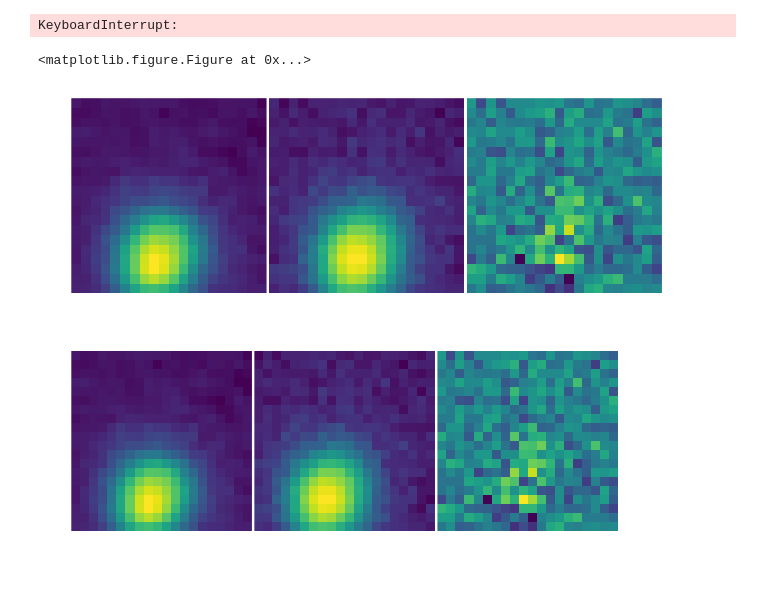
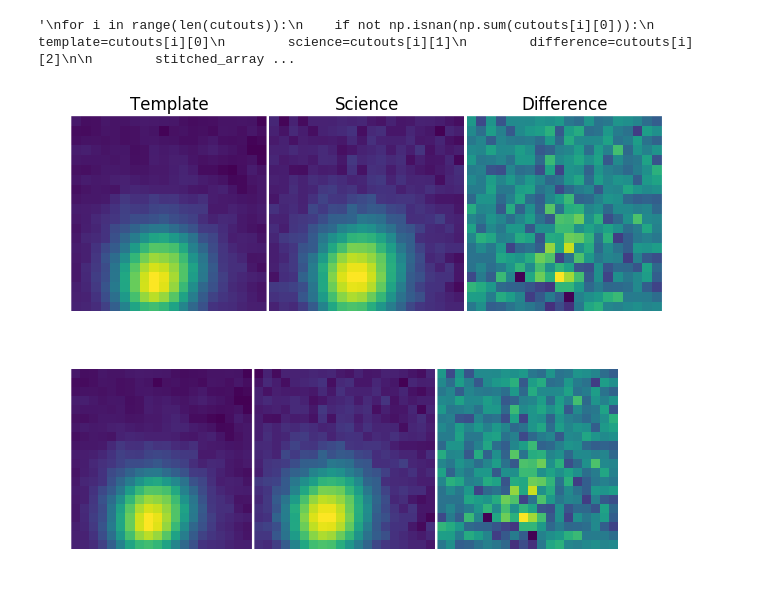
Before and after one commit to parejkoj/LSST-Zoo, a Jupyter notebook: image_stitch.ipynb, the cells around one changed output. Saved outputs shown, nothing was run; the diff lists cells and outputs as text; code cells hidden in the pictures.

Commit message:
Image Labelling and Data pull testing

```diff
--- a/image_stitch.ipynb
+++ b/image_stitch.ipynb
@@ -35,12 +34,14 @@ for i in range(len(cutouts)):
         ax2.axis('off')
         ax3.imshow(difference,cmap=cm.viridis,interpolation="none")
         ax3.axis('off')
+        ax1.set_title("Template")
+        ax2.set_title("Science")
+        ax3.set_title("Difference")
         plt.tight_layout(w_pad=-1.5)
         plt.savefig('sub_sets/Asteroids/ast'+str(i)+'.jpg',bbox_inches='tight')
         plt.close()
 # %% [output]
-KeyboardInterrupt:
+'\nfor i in range(len(cutouts)):\n    if not np.isnan(np.sum(cutouts[i][0])):\n        template=cutouts[i][0]\n        science=cutouts[i][1]\n        difference=cutouts[i][2]\n\n        stitched_array ...
-<matplotlib.figure.Figure at 0x...>
 # %%
 #template
 #plt.imshow(cutouts[2][0],cmap=cm.viridis,interpolation="none")
@@ -57,34 +58,37 @@ f, (ax1, ax2, ax3) = plt.subplots(1, 3)
 min_cut=0 #-1
 Q=5
 max_cut=0 #cutouts[8][0].max()
 tryRGB=True
 template=vis.scale_image(cutouts[8][0],min_cut=min_cut,max_cut=max_cut)
 science=vis.scale_image(cutouts[8][1],min_cut=min_cut,max_cut=max_cut)
 difference=vis.scale_image(cutouts[8][2],min_cut=min_cut,max_cut=None)
 
 if tryRGB==True:
     template=cutouts[8][0]
     science=cutouts[8][1]
     difference=cutouts[8][2]
     mintemp = template.min()
     minsci = science.min()
     mindiff = difference.min()
     template = luptonRGB.makeRGB(template,Q=Q,minimum=mindiff)
     science = luptonRGB.makeRGB(science,Q=Q,minimum=mindiff)
     difference = luptonRGB.makeRGB(difference,Q=Q,minimum=mindiff)
 
 ax1.imshow(template[:,:,0],cmap=cm.viridis,interpolation="none")
 ax1.axis('off')
 ax2.imshow(science[:,:,0],cmap=cm.viridis,interpolation="none")
 ax2.axis('off')
 ax3.imshow(difference[:,:,0],cmap=cm.viridis,interpolation="none")
 ax3.axis('off')
+ax1.set_title("Template")
+ax2.set_title("Science")
+ax3.set_title("Difference")
 plt.tight_layout(pad=-0.5, w_pad=-1.5, h_pad=-1.5)
 plt.savefig('sub_sets/test.jpg')
 
 #arcsinh scaling,log,sqrt
 # %% [output]
-[figure, old version]
+[figure, new version]
 # %%
 #Concatenate arrays and then scale
 
```
Also changed, not shown: parts of 1 cell of this notebook, 1 other file.
